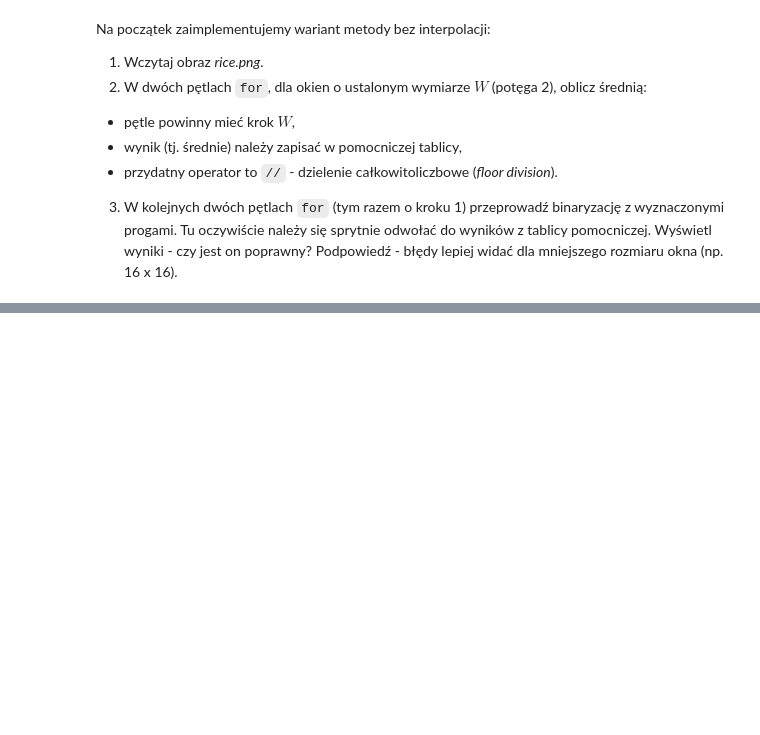
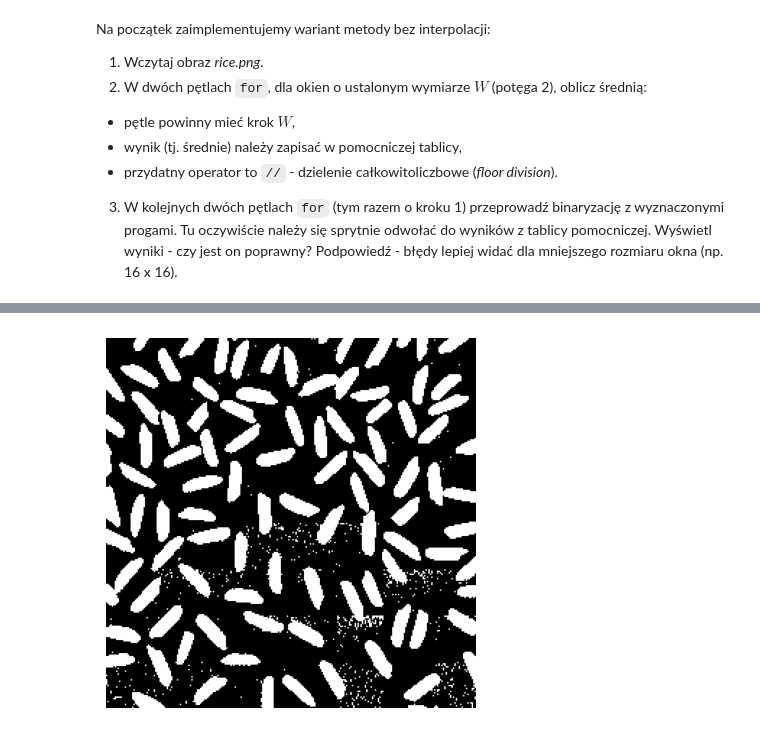
Before and after one commit to michal200292/Digital-Image-Processing, a Jupyter notebook: lab4/04_thresholding_hw.ipynb, the cells around one changed output, grey strips where cells are left out. Saved outputs shown, nothing was run; the diff lists cells and outputs as text; code cells hidden in the pictures; blank space fills up the shorter version.

```diff
--- a/lab4/04_thresholding_hw.ipynb
+++ b/lab4/04_thresholding_hw.ipynb
@@ -38,0 +73,4 @@ if not os.path.exists(fileName):
+# %%
+show_image(adaptive("rice.png", 32))
+# %% [output]
+[figure, added]
```
Also changed, not shown: parts of 12 cells of this notebook.
